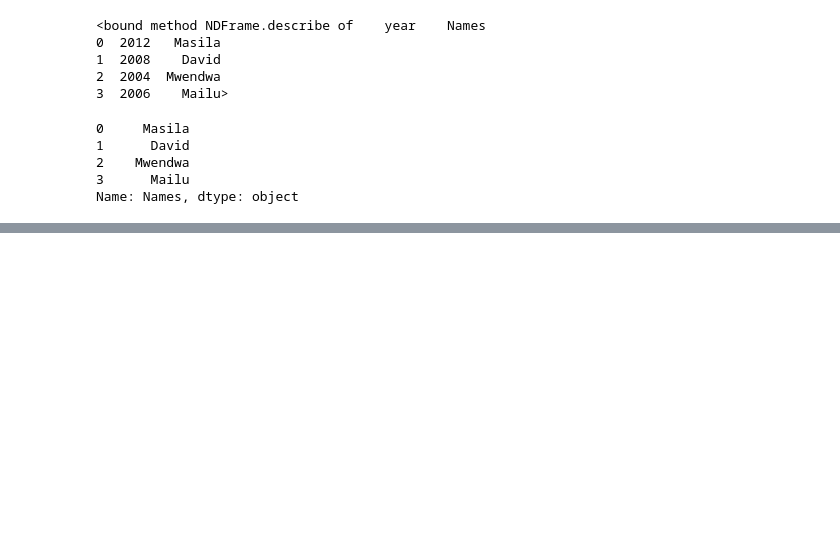
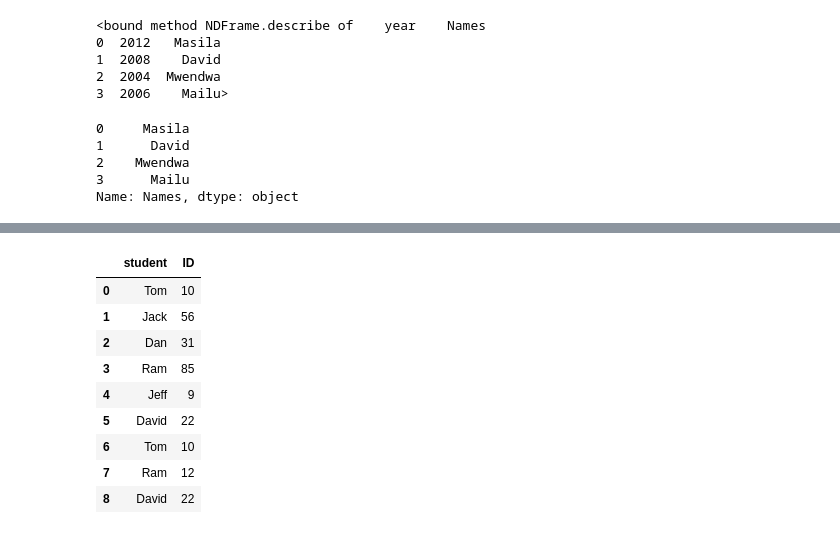
Before and after one commit to DavidMasila/Python-Data-Analysis, a Jupyter notebook: Simplilearn Pandas.ipynb, the cells around one changed output, grey strips where cells are left out. Cells and saved outputs as stored; diff of their text form; code cells hidden in the pictures; blank space fills up the shorter version.

```diff
--- a/Simplilearn Pandas.ipynb
+++ b/Simplilearn Pandas.ipynb
@@ -259,0 +638,14 @@ Name: Names, dtype: object
+# %%
+#doesnt count the dataframe indexes separately
+pd.concat([dfD,dfE],ignore_index=True)
+# %% [output]
+|  | student | ID |
+| 0 | Tom | 10 |
+| 1 | Jack | 56 |
+| 2 | Dan | 31 |
+| 3 | Ram | 85 |
+| 4 | Jeff | 9 |
+| 5 | David | 22 |
+| 6 | Tom | 10 |
+| 7 | Ram | 12 |
+| 8 | David | 22 |
```
Also changed, not shown: parts of 71 cells of this notebook, 4 other files.
